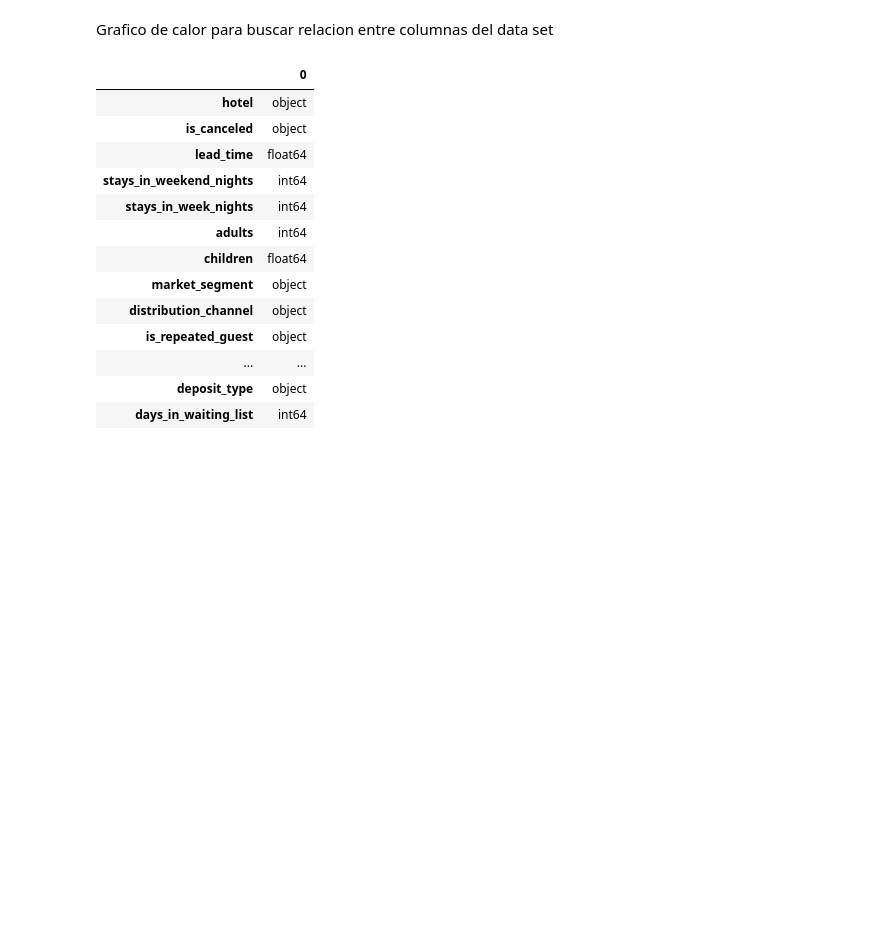
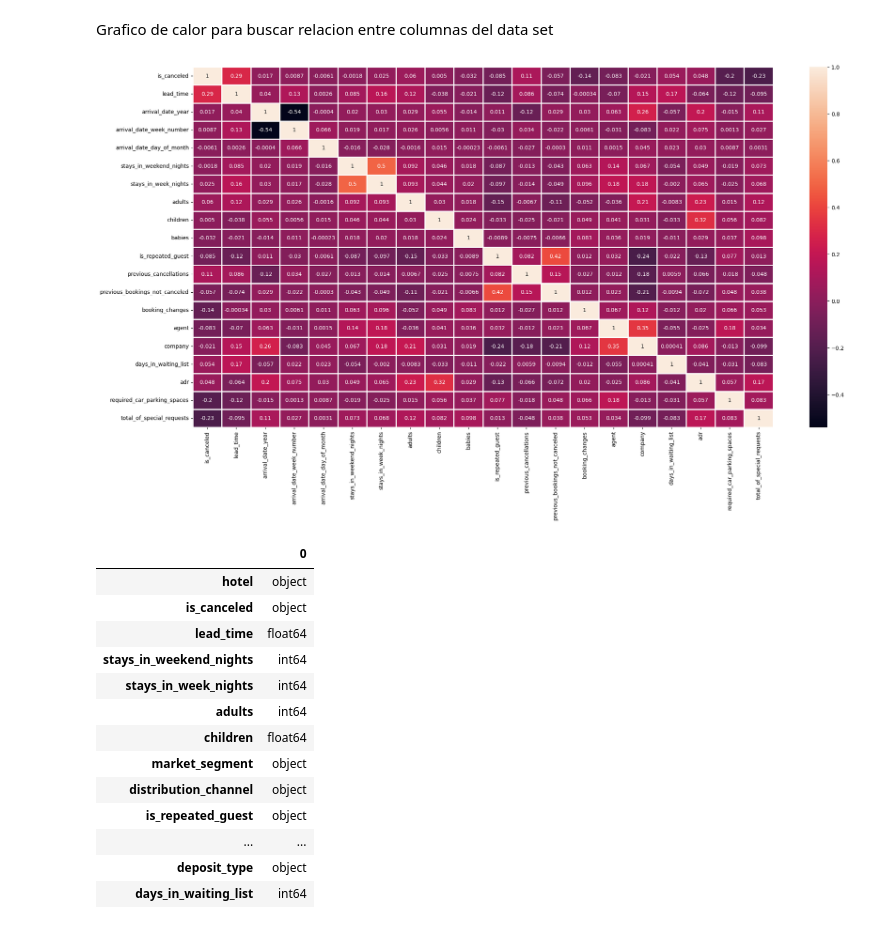
Before and after one commit to number1angel/tphotel, a Jupyter notebook: Final_Pavón.ipynb, the cells around one changed output. Saved outputs shown, nothing was run; the diff lists cells and outputs as text; code cells hidden in the pictures; blank space fills up the shorter version.

Commit message:
Correction de errores, versión preliminar de el estudio de el data set

```diff
--- a/Final_Pavón.ipynb
+++ b/Final_Pavón.ipynb
@@ -230,12 +387,14 @@ Grafico de calor para buscar relacion entre columnas del data set
 # %%
 plt.figure(figsize = (24, 12))
 
 # Select only numerical columns for correlation calculation
-numerical_df = df.select_dtypes(include=np.number)
-corr = numerical_df.corr()
+numerical_hotel_data = hotel_data.select_dtypes(include=np.number)
+corr = numerical_hotel_data.corr()
 
 sns.heatmap(corr, annot = True, linewidths = 1)
 plt.show()
+# %% [output]
+[figure, added]
 # %%
 #para el analisis de datos dejar el country, agent y company
 # %%
```
Also changed, not shown: parts of 17 cells of this notebook.
